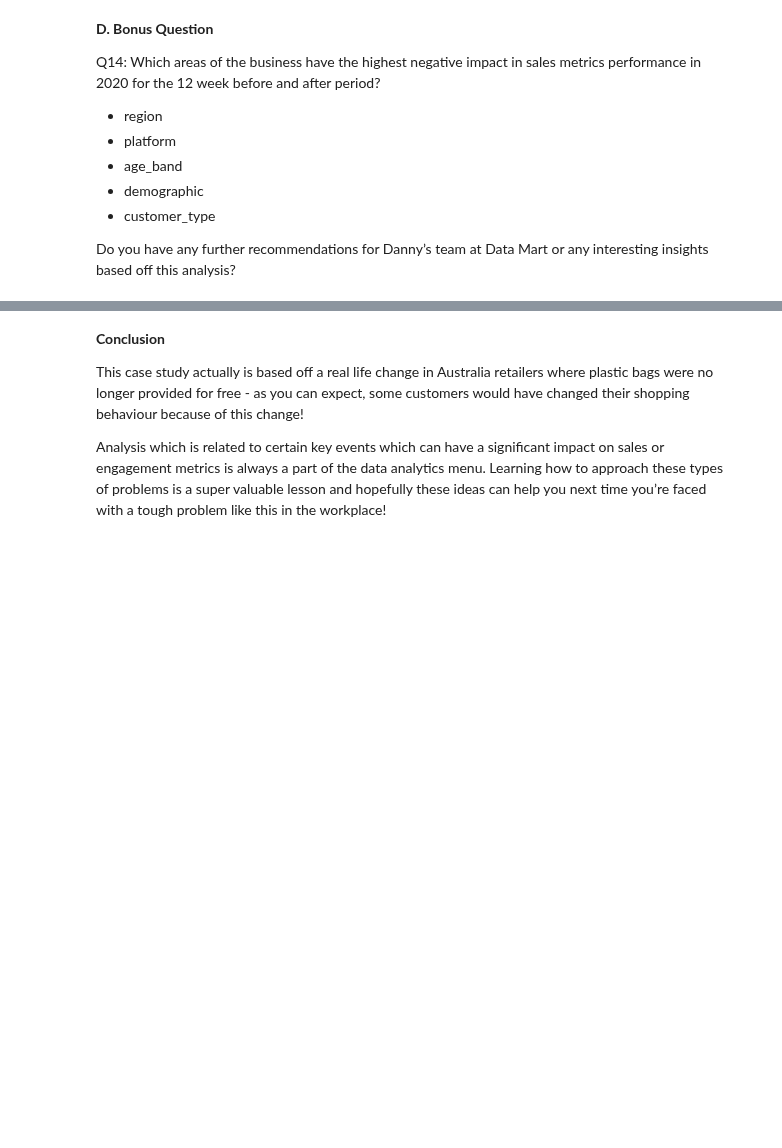
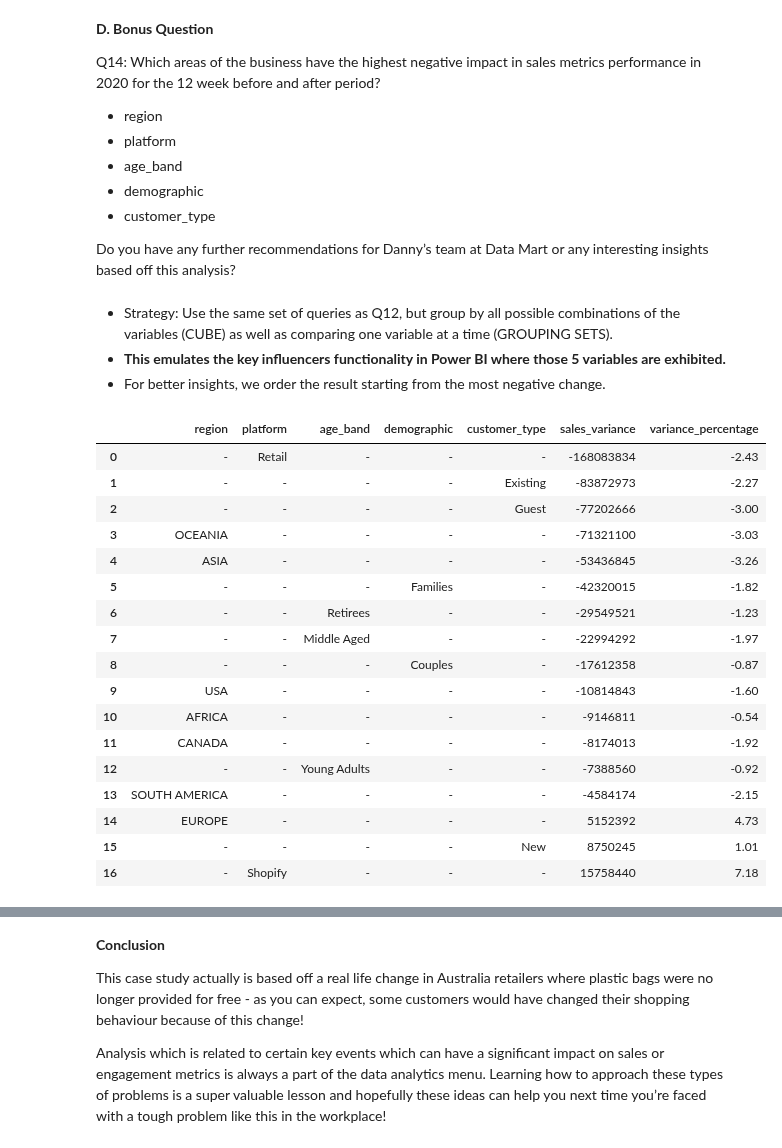
Before and after one commit to 20100215/8_Week_SQL_Challenge, a Jupyter notebook: Week 5 (Data Mart)/week5.ipynb, the cells around one changed output, grey strips where cells are left out. Saved outputs shown, nothing was run; the diff lists cells and outputs as text; code cells hidden in the pictures; blank space fills up the shorter version.

Commit message:
feat: add remaining questions for Week 5

```diff
--- a/Week 5 (Data Mart)/week5.ipynb
+++ b/Week 5 (Data Mart)/week5.ipynb
@@ -522,3 +633,57 @@ Q14: Which areas of the business have the highest negative impact in sales metri
 - customer_type
 
 Do you have any further recommendations for Danny’s team at Data Mart or any interesting insights based off this analysis?
+# %% [markdown]
+- Strategy: Use the same set of queries as Q12, but group by all possible combinations of the variables (CUBE) as well as comparing one variable at a time (GROUPING SETS).
+- **This emulates the key influencers functionality in Power BI where those 5 variables are exhibited.**
+- For better insights, we order the result starting from the most negative change.
+# %%
+# Using GROUPING SETS, removing the display of unknown categories in the results
+query('''
+    WITH sales_periods_cte AS (
+        SELECT
+            region,
+            platform,
+            age_band,
+            demographic,
+            customer_type,
+            SUM(CASE WHEN week_number BETWEEN 13 AND 24 AND calendar_year = 2020 THEN sales END) AS before_packaging_sales,
+            SUM(CASE WHEN week_number BETWEEN 25 AND 37 AND calendar_year = 2020 THEN sales END) AS after_packaging_sales
+        FROM
+            clean_weekly_sales
+        GROUP BY GROUPING SETS ((region), (platform), (age_band), (demographic), (customer_type))
+    )
+    SELECT
+        COALESCE(region, '-') AS region,
+        COALESCE(platform, '-') AS platform,
+        COALESCE(age_band, '-') AS age_band,
+        COALESCE(demographic, '-') AS demographic,
+        COALESCE(customer_type, '-') AS customer_type,
+        after_packaging_sales - before_packaging_sales AS sales_variance,
+        ROUND(100 *
+            (after_packaging_sales - before_packaging_sales)
+            / before_packaging_sales::NUMERIC, 2) AS variance_percentage
+        FROM sales_periods_cte
+        WHERE (age_band <> 'unknown' OR age_band IS NULL)
+            AND (demographic <> 'unknown' OR demographic IS NULL)
+        ORDER BY sales_variance;
+''')
+# %% [output]
+|  | region | platform | age_band | demographic | customer_type | sales_variance | variance_percentage |
+| 0 | - | Retail | - | - | - | -168083834 | -2.43 |
+| 1 | - | - | - | - | Existing | -83872973 | -2.27 |
+| 2 | - | - | - | - | Guest | -77202666 | -3.00 |
+| 3 | OCEANIA | - | - | - | - | -71321100 | -3.03 |
+| 4 | ASIA | - | - | - | - | -53436845 | -3.26 |
+| 5 | - | - | - | Families | - | -42320015 | -1.82 |
+| 6 | - | - | Retirees | - | - | -29549521 | -1.23 |
+| 7 | - | - | Middle Aged | - | - | -22994292 | -1.97 |
+| 8 | - | - | - | Couples | - | -17612358 | -0.87 |
+| 9 | USA | - | - | - | - | -10814843 | -1.60 |
+| 10 | AFRICA | - | - | - | - | -9146811 | -0.54 |
+| 11 | CANADA | - | - | - | - | -8174013 | -1.92 |
+| 12 | - | - | Young Adults | - | - | -7388560 | -0.92 |
+| 13 | SOUTH AMERICA | - | - | - | - | -4584174 | -2.15 |
+| 14 | EUROPE | - | - | - | - | 5152392 | 4.73 |
+| 15 | - | - | - | - | New | 8750245 | 1.01 |
+| 16 | - | Shopify | - | - | - | 15758440 | 7.18 |
```
Also changed, not shown: parts of 15 cells of this notebook.
